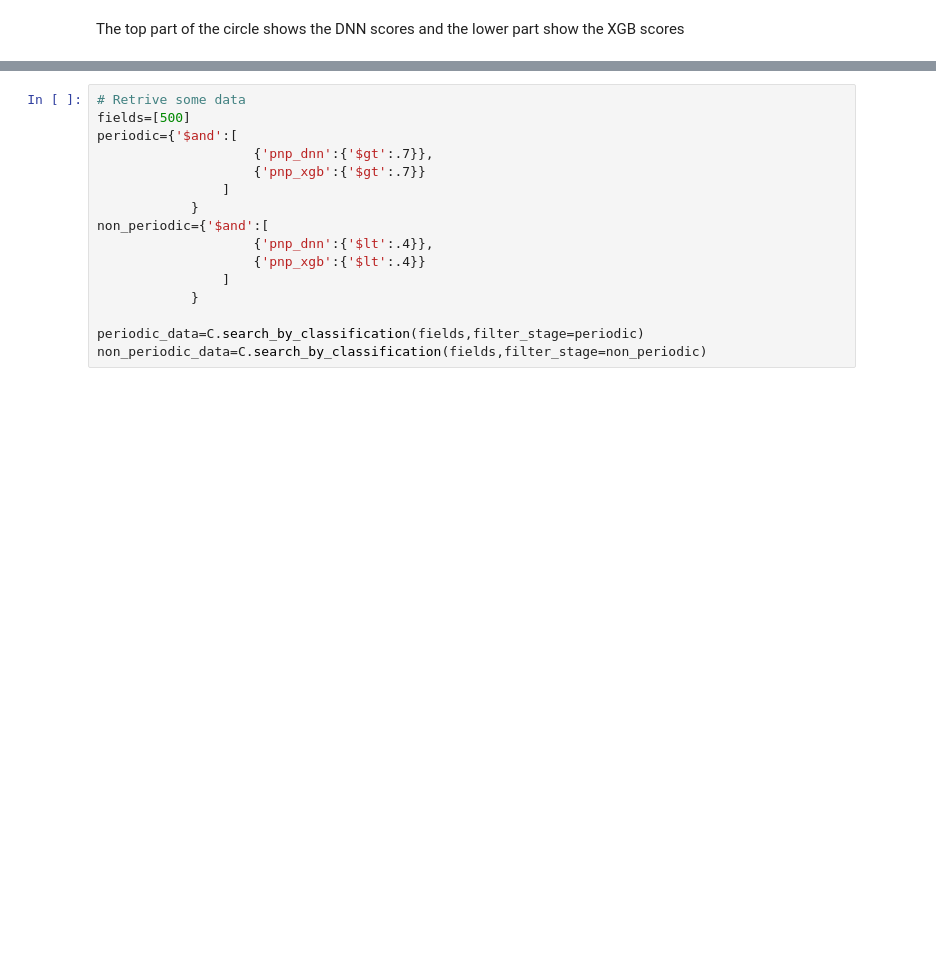
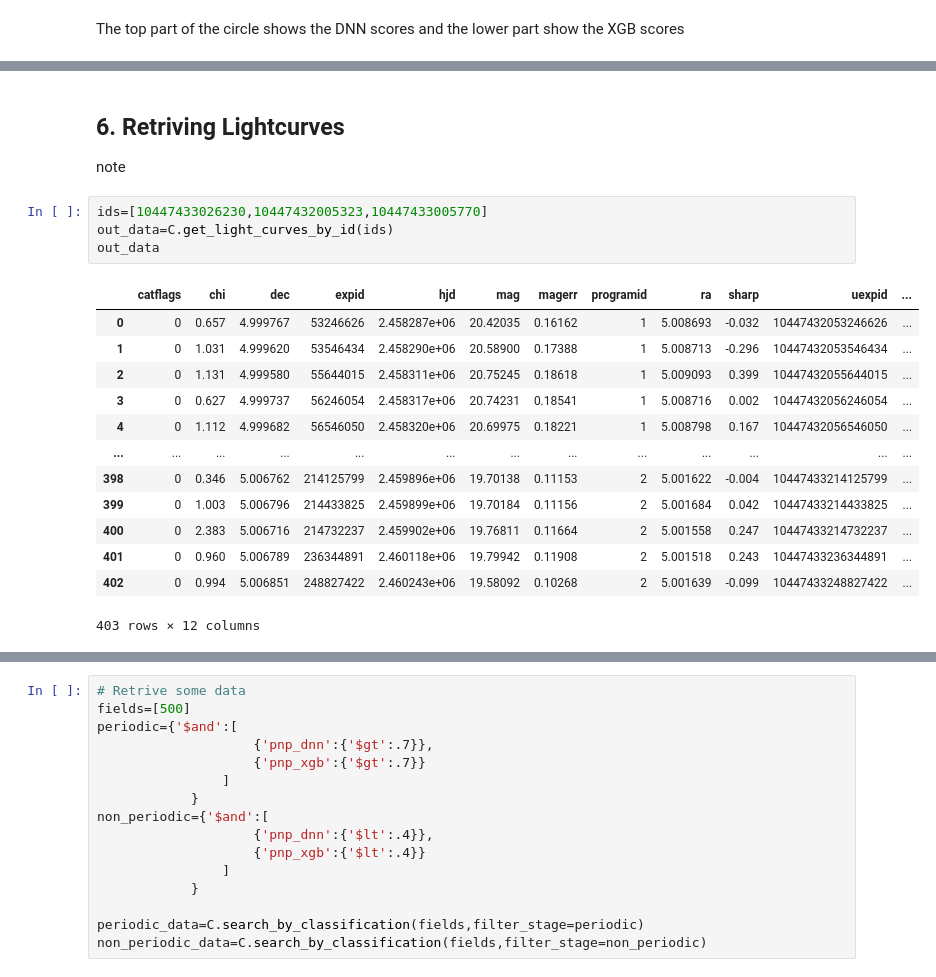
Before and after one commit to DanielWarshofsky/SCoPe_tools, a Jupyter notebook: db_scope_search.ipynb, the cells around one changed output, grey strips where cells are left out. Drawn from its saved outputs; the diff is of its cells as text; blank space fills up the shorter version.

```diff
--- a/db_scope_search.ipynb
+++ b/db_scope_search.ipynb
@@ -209,0 +193,21 @@ plt.tight_layout()
+# %% [markdown]
+## 6. <a id="6"></a> Retriving Lightcurves
+note
+# %%
+ids=[10447433026230,10447432005323,10447433005770]
+out_data=C.get_light_curves_by_id(ids)
+out_data
+# %% [output]
+|  | catflags | chi | dec | expid | hjd | mag | magerr | programid | ra | sharp | uexpid | ... |
+| 0 | 0 | 0.657 | 4.999767 | 53246626 | 2.458287e+06 | 20.42035 | 0.16162 | 1 | 5.008693 | -0.032 | 10447432053246626 | ... |
+| 1 | 0 | 1.031 | 4.999620 | 53546434 | 2.458290e+06 | 20.58900 | 0.17388 | 1 | 5.008713 | -0.296 | 10447432053546434 | ... |
+| 2 | 0 | 1.131 | 4.999580 | 55644015 | 2.458311e+06 | 20.75245 | 0.18618 | 1 | 5.009093 | 0.399 | 10447432055644015 | ... |
+| 3 | 0 | 0.627 | 4.999737 | 56246054 | 2.458317e+06 | 20.74231 | 0.18541 | 1 | 5.008716 | 0.002 | 10447432056246054 | ... |
+| 4 | 0 | 1.112 | 4.999682 | 56546050 | 2.458320e+06 | 20.69975 | 0.18221 | 1 | 5.008798 | 0.167 | 10447432056546050 | ... |
+| ... | ... | ... | ... | ... | ... | ... | ... | ... | ... | ... | ... | ... |
+| 398 | 0 | 0.346 | 5.006762 | 214125799 | 2.459896e+06 | 19.70138 | 0.11153 | 2 | 5.001622 | -0.004 | 10447433214125799 | ... |
+| 399 | 0 | 1.003 | 5.006796 | 214433825 | 2.459899e+06 | 19.70184 | 0.11156 | 2 | 5.001684 | 0.042 | 10447433214433825 | ... |
+| 400 | 0 | 2.383 | 5.006716 | 214732237 | 2.459902e+06 | 19.76811 | 0.11664 | 2 | 5.001558 | 0.247 | 10447433214732237 | ... |
+| 401 | 0 | 0.960 | 5.006789 | 236344891 | 2.460118e+06 | 19.79942 | 0.11908 | 2 | 5.001518 | 0.243 | 10447433236344891 | ... |
+| 402 | 0 | 0.994 | 5.006851 | 248827422 | 2.460243e+06 | 19.58092 | 0.10268 | 2 | 5.001639 | -0.099 | 10447433248827422 | ... |
+403 rows × 12 columns
```
Also changed, not shown: parts of 12 cells of this notebook, 4 other files.
